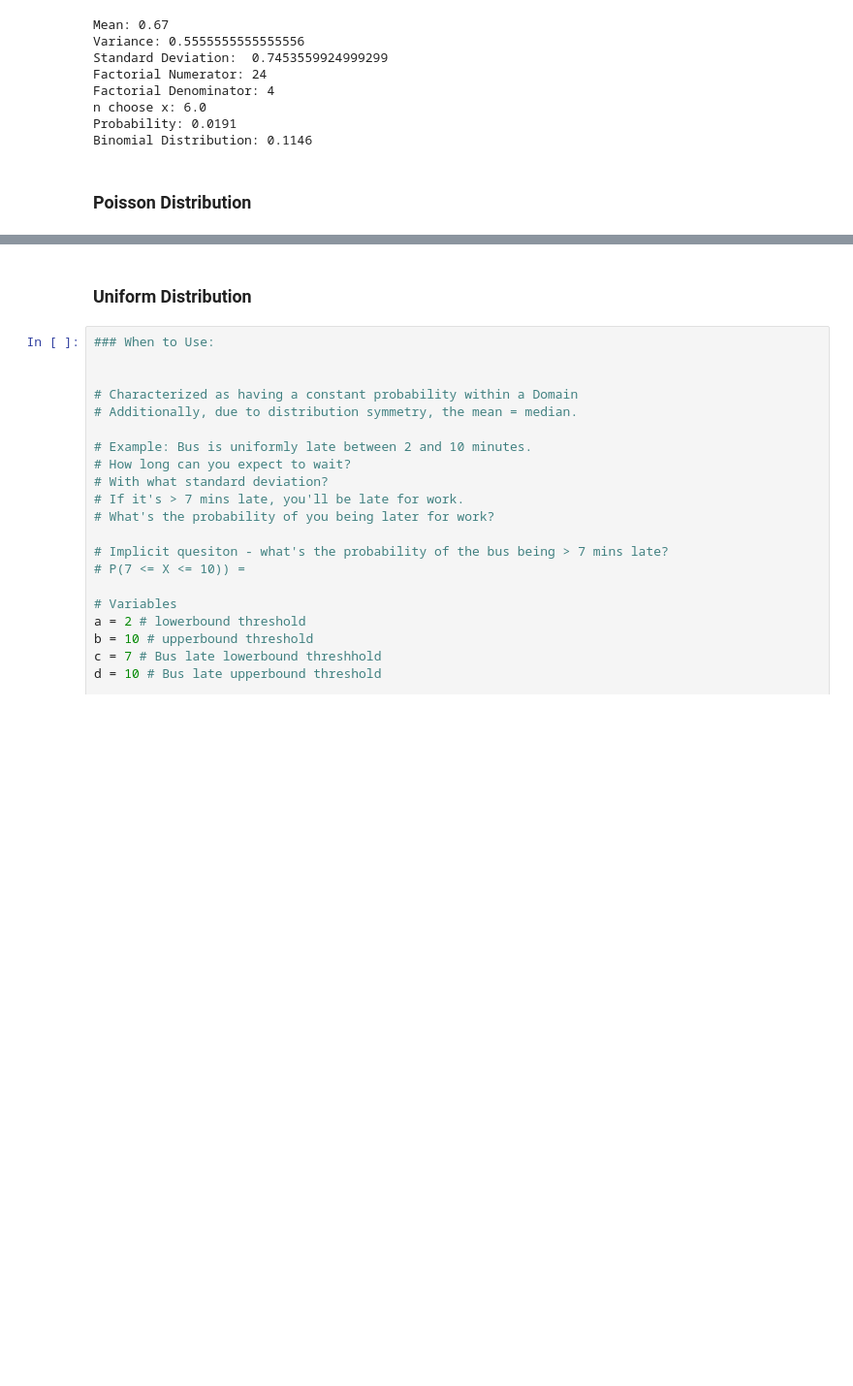
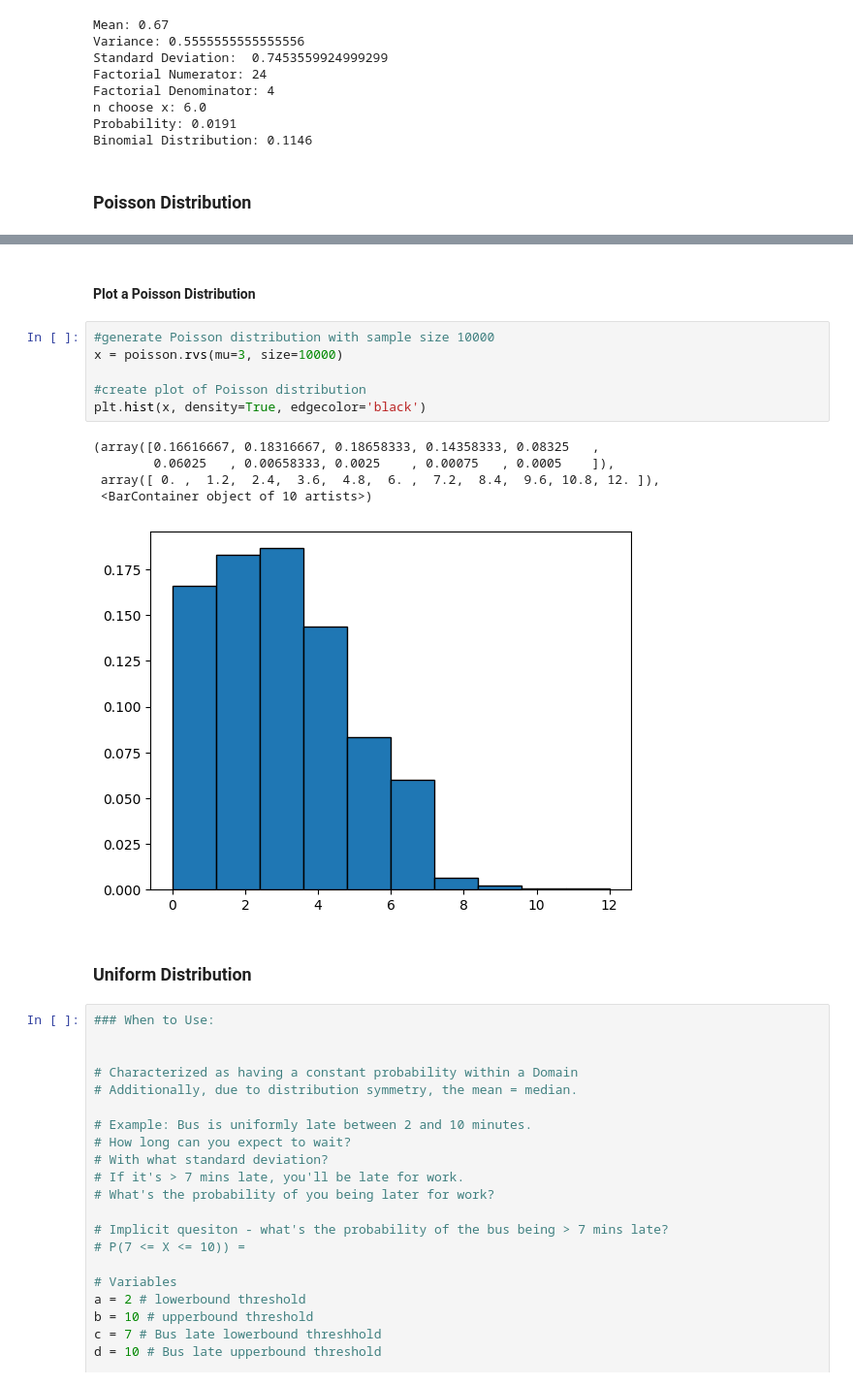
Before and after one commit to jasondupree/jasondupree.github.io, a Jupyter notebook: distilled_statistics.ipynb, the cells around one changed output, grey strips where cells are left out. Shown at 97% size. Saved outputs shown, nothing was run; the diff lists cells and outputs as text; blank space fills up the shorter version.

```diff
--- a/distilled_statistics.ipynb
+++ b/distilled_statistics.ipynb
@@ -354,3 +470,17 @@ Binomial Distribution: 0.1146
+# %% [markdown]
+#### Plot a Poisson Distribution
+# %%
+#generate Poisson distribution with sample size 10000
+x = poisson.rvs(mu=3, size=10000)
+
+#create plot of Poisson distribution
+plt.hist(x, density=True, edgecolor='black')
+# %% [output]
+(array([0.16616667, 0.18316667, 0.18658333, 0.14358333, 0.08325   ,
+        0.06025   , 0.00658333, 0.0025    , 0.00075   , 0.0005    ]),
+ array([ 0. ,  1.2,  2.4,  3.6,  4.8,  6. ,  7.2,  8.4,  9.6, 10.8, 12. ]),
+ <BarContainer object of 10 artists>)
+[figure, added]
 # %% [markdown]
 ### Uniform Distribution
 # %%
```
Also changed, not shown: parts of 18 cells of this notebook.
